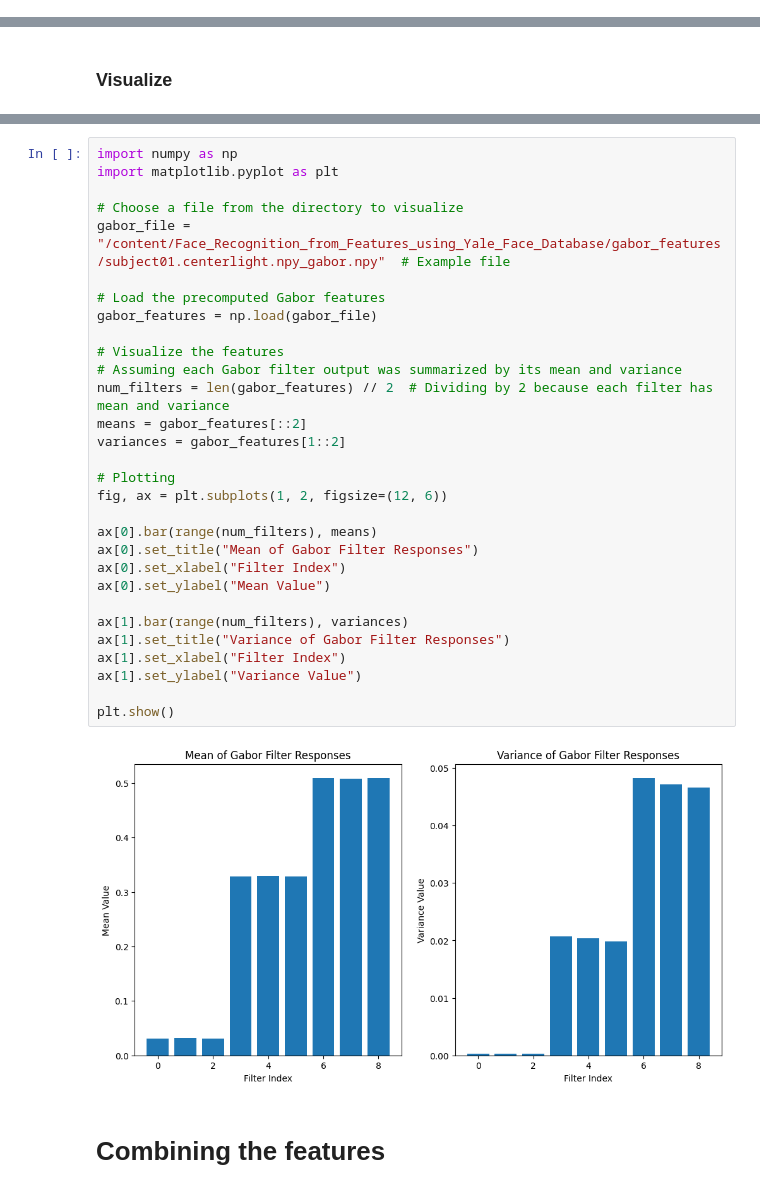
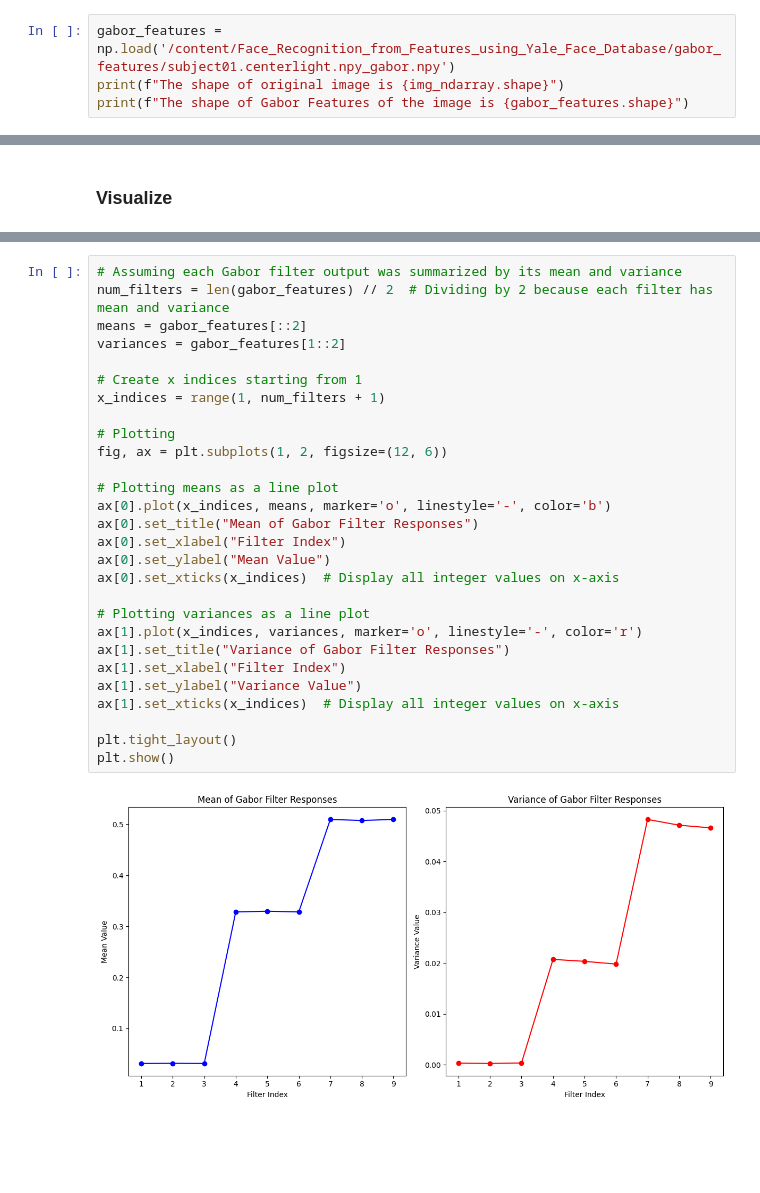
Before and after one commit to sinhajiya/Face_Recognition_from_Features_using_Yale_Face_Database, a Jupyter notebook: codes/dsp_preprocessing_lbp_gabor.ipynb, the cells around one changed output, grey strips where cells are left out. Saved outputs shown, nothing was run; the diff lists cells and outputs as text; blank space fills up the shorter version.

```diff
--- a/codes/dsp_preprocessing_lbp_gabor.ipynb
+++ b/codes/dsp_preprocessing_lbp_gabor.ipynb
@@ -486,0 +502,4 @@ KeyboardInterrupt:
+# %%
+gabor_features = np.load('/content/Face_Recognition_from_Features_using_Yale_Face_Database/gabor_features/subject01.centerlight.npy_gabor.npy')
+print(f"The shape of original image is {img_ndarray.shape}")
+print(f"The shape of Gabor Features of the image is {gabor_features.shape}")
@@ -497,34 +540,30 @@ The variance could tell you how much variability or detail exists along that edg
 # %%
-import numpy as np
-import matplotlib.pyplot as plt
-
-# Choose a file from the directory to visualize
-gabor_file = "/content/Face_Recognition_from_Features_using_Yale_Face_Database/gabor_features/subject01.centerlight.npy_gabor.npy"  # Example file
-
-# Load the precomputed Gabor features
-gabor_features = np.load(gabor_file)
-
-# Visualize the features
 # Assuming each Gabor filter output was summarized by its mean and variance
 num_filters = len(gabor_features) // 2  # Dividing by 2 because each filter has mean and variance
 means = gabor_features[::2]
 variances = gabor_features[1::2]
 
+# Create x indices starting from 1
+x_indices = range(1, num_filters + 1)
+
 # Plotting
 fig, ax = plt.subplots(1, 2, figsize=(12, 6))
 
-ax[0].bar(range(num_filters), means)
+# Plotting means as a line plot
+ax[0].plot(x_indices, means, marker='o', linestyle='-', color='b')
 ax[0].set_title("Mean of Gabor Filter Responses")
 ax[0].set_xlabel("Filter Index")
 ax[0].set_ylabel("Mean Value")
+ax[0].set_xticks(x_indices)  # Display all integer values on x-axis
 
-ax[1].bar(range(num_filters), variances)
+# Plotting variances as a line plot
+ax[1].plot(x_indices, variances, marker='o', linestyle='-', color='r')
 ax[1].set_title("Variance of Gabor Filter Responses")
 ax[1].set_xlabel("Filter Index")
 ax[1].set_ylabel("Variance Value")
+ax[1].set_xticks(x_indices)  # Display all integer values on x-axis
 
+plt.tight_layout()
 plt.show()
 # %% [output]
-[figure, old version]
+[figure, new version]
-# %% [markdown]
-# Combining the features
```
Also changed, not shown: parts of 43 cells of this notebook, 6 other files.
